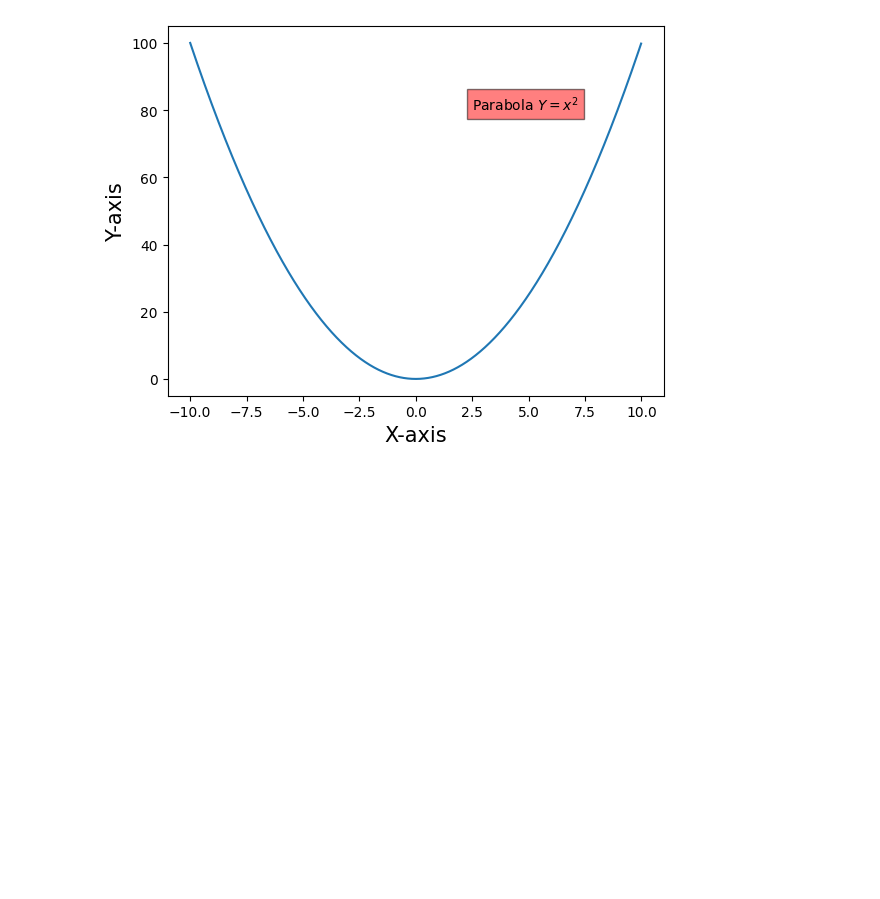
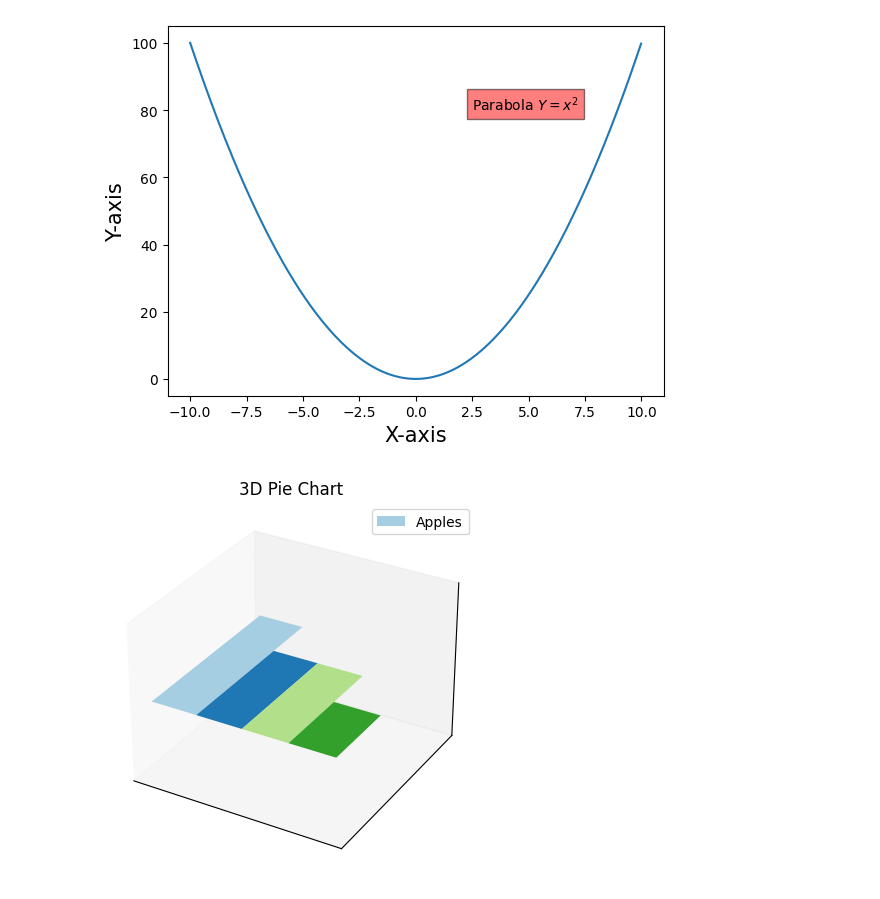
Before and after one commit to fischettijw/Abigail_ScienceFair_2024-25_082224, a Jupyter notebook: sandbox/AM - PM.ipynb, the cells around one changed output. Drawn from its saved outputs; the diff is of its cells as text; code cells hidden in the pictures; blank space fills up the shorter version.

```diff
--- a/sandbox/AM - PM.ipynb
+++ b/sandbox/AM - PM.ipynb
@@ -299,3 +299,36 @@ plt.plot(x, y)
 plt.show()
 # %% [output]
 [figure]
+# %%
+import matplotlib.pyplot as plt
+import numpy as np
+from mpl_toolkits.mplot3d import Axes3D
+
+# Sample data
+labels = ['Apples', 'Bananas', 'Cherries', 'Dates']
+sizes = [35, 25, 25, 15]
+
+# Create figure and 3D axes
+fig = plt.figure()
+ax = fig.add_subplot(111, projection='3d')
+
+# Generate angles and heights for bars
+theta = np.linspace(0, 2 * np.pi, len(sizes), endpoint=False)
+width = 2 * np.pi / len(sizes)
+heights = sizes
+
+# Create 3D bars
+ax.bar(theta, heights, width=width, zs=0, bottom=0, color=plt.cm.Paired(np.arange(len(sizes))))
+
+# Set labels and title
+ax.set_xticks([])
+ax.set_yticks([])
+ax.set_zticks([])
+ax.set_title('3D Pie Chart')
+
+# Add a legend
+plt.legend(labels, loc='best')
+
+plt.show()
+# %% [output]
+[figure, added]
```
Also changed, not shown: parts of 1 cell of this notebook.
